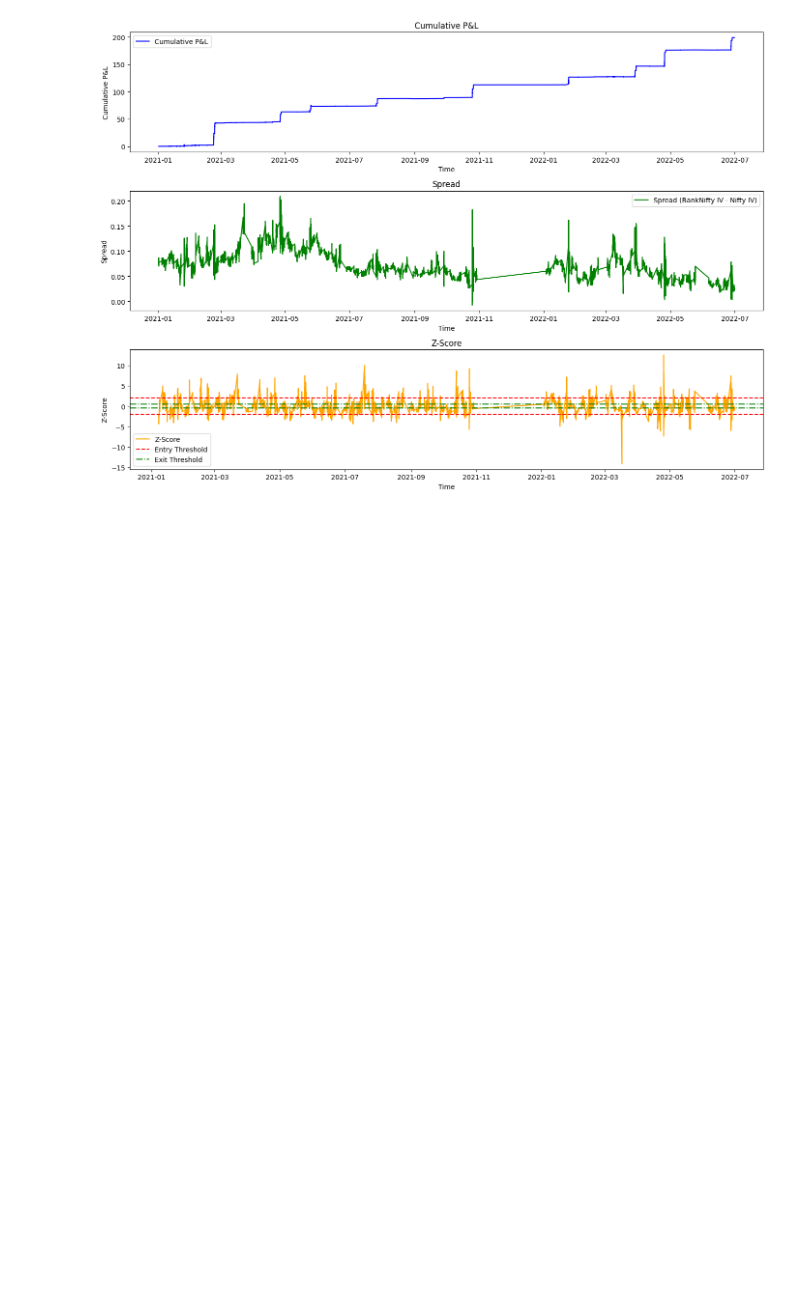
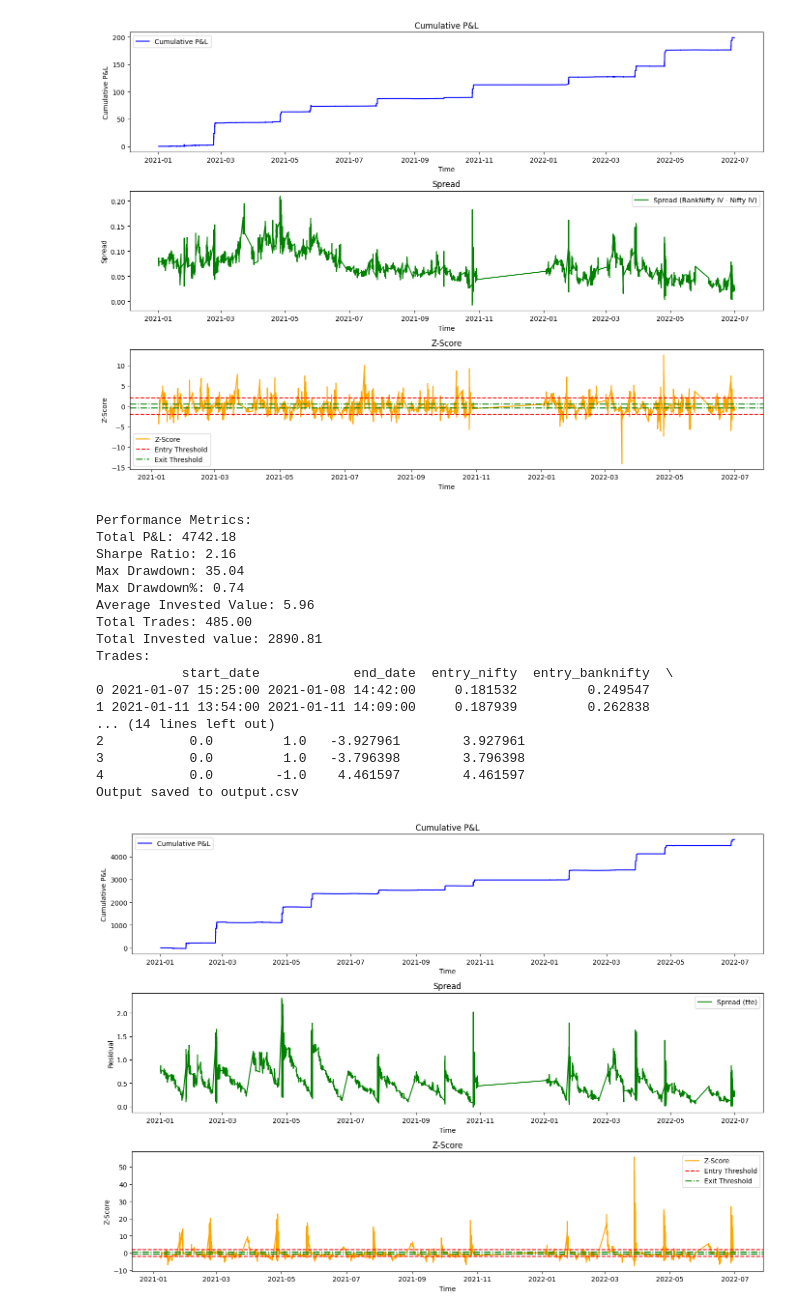
Before and after one commit to nayan0402/Pairs_Trading, a Jupyter notebook: pair_trading_z.ipynb, the cells around one changed output. Saved outputs shown, nothing was run; the diff lists cells and outputs as text; code cells hidden in the pictures; blank space fills up the shorter version.

```diff
--- a/pair_trading_z.ipynb
+++ b/pair_trading_z.ipynb
@@ -668,31 +668,50 @@ def output_results_new(output_file,trades_file,df,trades_df):
     plt.show()
 
 
 def run_strategy_new(data_path, lookback_window=30, entry_threshold=2, exit_threshold=0):
     """
     Run the complete trading strategy
     """
     # Read data
     df_new = pd.read_parquet(data_path)
 
     # Process data
     df_new = preprocess_data(df_new)
     df_new = calculate_spread_and_zscore_new(df_new, lookback_window)
     # df_new = calculate_spread_and_zscore_reg2(df_new, lookback_window)
 
     df_new = generate_positions_new(df_new, entry_threshold, exit_threshold)
     df_new = calculate_pnl_new(df_new)
     trades_df_new = extract_trades_new(df_new)
 
     # Calculate metrics
     metrics = calculate_metrics_new(df_new,trades_df_new)
 
     return df_new, metrics,trades_df_new
 
 
 # Run the strategy
-loop = 8000
+loop = 1875
 entry_con = 2
 exit_con = 0.5
 df_new, metrics,trades_df_new = run_strategy_new("data.parquet", lookback_window=loop, entry_threshold=entry_con, exit_threshold=exit_con)
 output_results_new('NewOutput.csv','NewTrades.csv',df_new,trades_df_new)
+# %% [output]
+Performance Metrics:
+Total P&L: 4742.18
+Sharpe Ratio: 2.16
+Max Drawdown: 35.04
+Max Drawdown%: 0.74
+Average Invested Value: 5.96
+Total Trades: 485.00
+Total Invested value: 2890.81
+Trades:
+           start_date            end_date  entry_nifty  entry_banknifty  \
+0 2021-01-07 15:25:00 2021-01-08 14:42:00     0.181532         0.249547
+1 2021-01-11 13:54:00 2021-01-11 14:09:00     0.187939         0.262838
+... (14 lines left out)
+2           0.0         1.0   -3.927961        3.927961
+3           0.0         1.0   -3.796398        3.796398
+4           0.0        -1.0    4.461597        4.461597
+Output saved to output.csv
+[figure, added]
```
Also changed, not shown: 2 other files.
